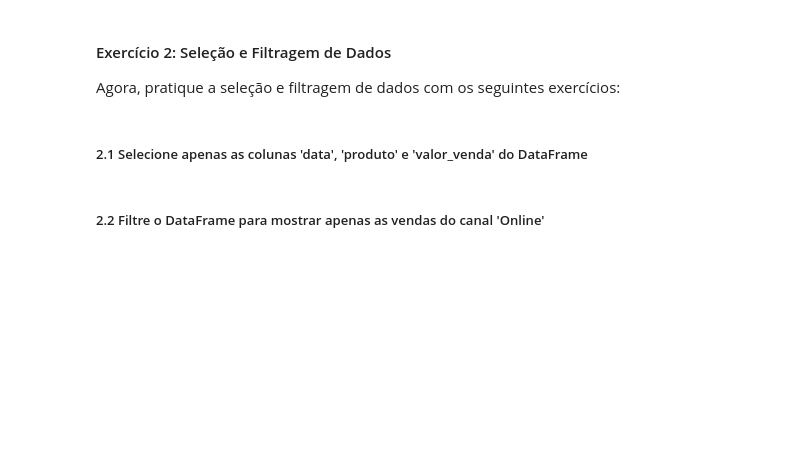
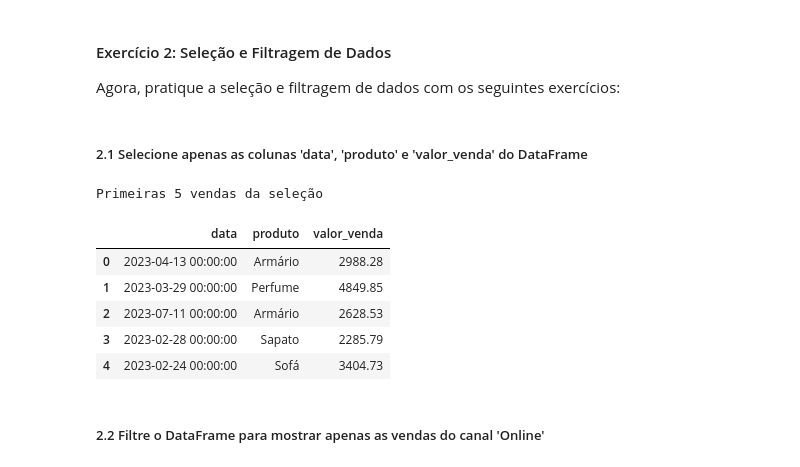
Before and after one commit to fernandooliveira123/2_etapa_lads, a Jupyter notebook: desafio_2_etapa.ipynb, the cells around one changed output. Saved outputs shown, nothing was run; the diff lists cells and outputs as text; code cells hidden in the pictures; blank space fills up the shorter version.

```diff
--- a/desafio_2_etapa.ipynb
+++ b/desafio_2_etapa.ipynb
@@ -434,7 +492,17 @@ Agora, pratique a seleção e filtragem de dados com os seguintes exercícios:
 # %% [markdown]
 ##### 2.1 Selecione apenas as colunas 'data', 'produto' e 'valor_venda' do DataFrame
 # %%
-# SEU CÓDIGO AQUI
+selecao1 = df_vendas[['data', 'produto','valor_venda']]
+print("Primeiras 5 vendas da seleção")
+selecao1.head(5)
+# %% [output]
+Primeiras 5 vendas da seleção
+|  | data | produto | valor_venda |
+| 0 | 2023-04-13 00:00:00 | Armário | 2988.28 |
+| 1 | 2023-03-29 00:00:00 | Perfume | 4849.85 |
+| 2 | 2023-07-11 00:00:00 | Armário | 2628.53 |
+| 3 | 2023-02-28 00:00:00 | Sapato | 2285.79 |
+| 4 | 2023-02-24 00:00:00 | Sofá | 3404.73 |
 # %% [markdown]
 ##### 2.2 Filtre o DataFrame para mostrar apenas as vendas do canal 'Online'
 # %%
```
Also changed, not shown: parts of 13 cells of this notebook.
